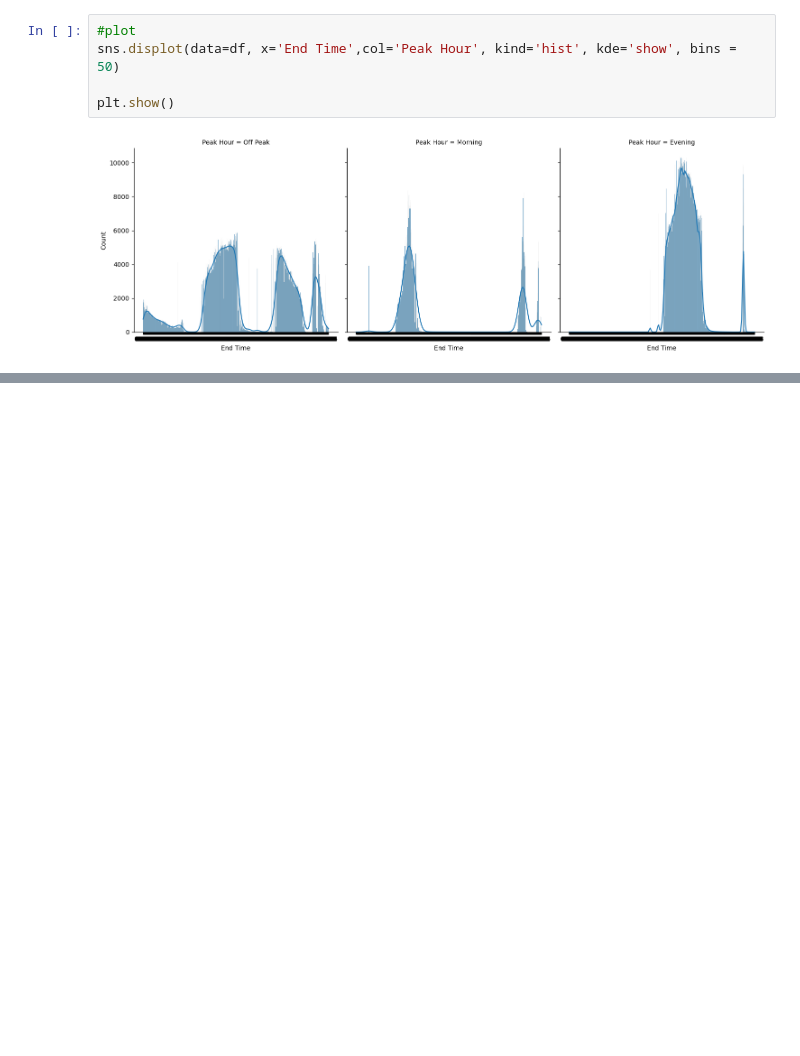
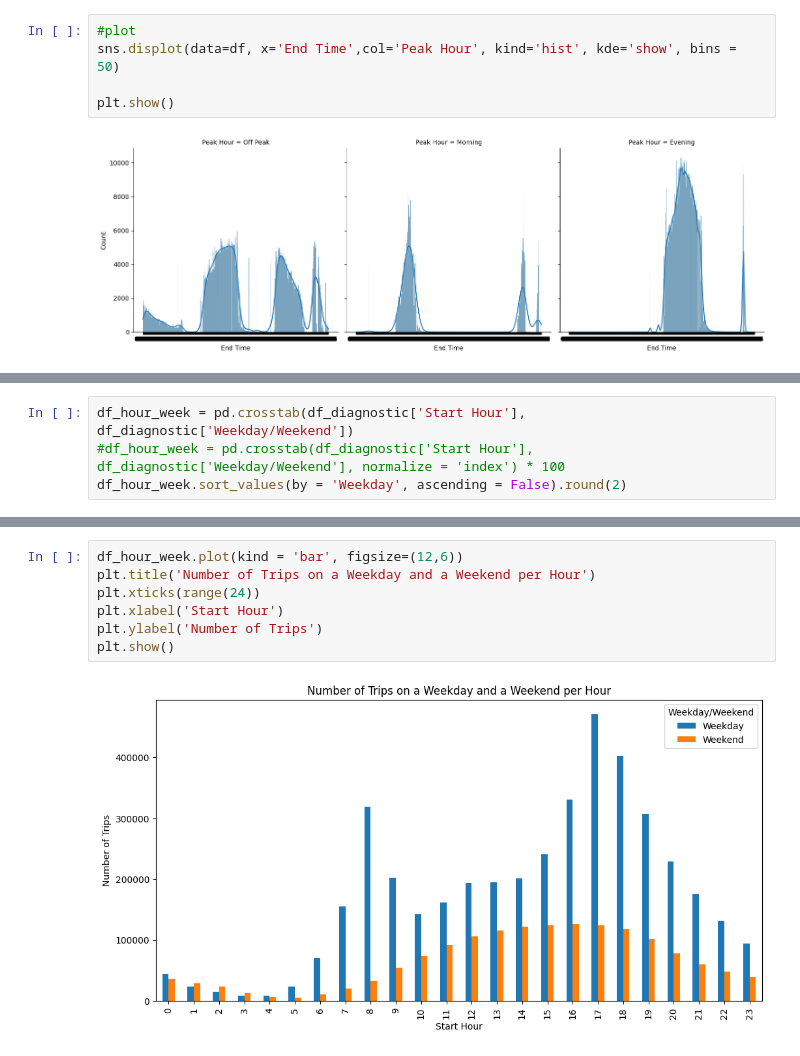
Before and after one commit to ziadharmanani/INF1340-Ridership-Analysis, a Jupyter notebook: rideshare_cleaning.ipynb, the cells around one changed output, grey strips where cells are left out. Saved outputs shown, nothing was run; the diff lists cells and outputs as text; blank space fills up the shorter version.

```diff
--- a/rideshare_cleaning.ipynb
+++ b/rideshare_cleaning.ipynb
@@ -564,0 +667,4 @@ plt.show()
+# %%
+df_hour_week = pd.crosstab(df_diagnostic['Start Hour'], df_diagnostic['Weekday/Weekend'])
+#df_hour_week = pd.crosstab(df_diagnostic['Start Hour'], df_diagnostic['Weekday/Weekend'], normalize = 'index') * 100
+df_hour_week.sort_values(by = 'Weekday', ascending = False).round(2)
@@ -564,0 +700,9 @@ plt.show()
+# %%
+df_hour_week.plot(kind = 'bar', figsize=(12,6))
+plt.title('Number of Trips on a Weekday and a Weekend per Hour')
+plt.xticks(range(24))
+plt.xlabel('Start Hour')
+plt.ylabel('Number of Trips')
+plt.show()
+# %% [output]
+[figure, added]
```
Also changed, not shown: parts of 34 cells of this notebook.
